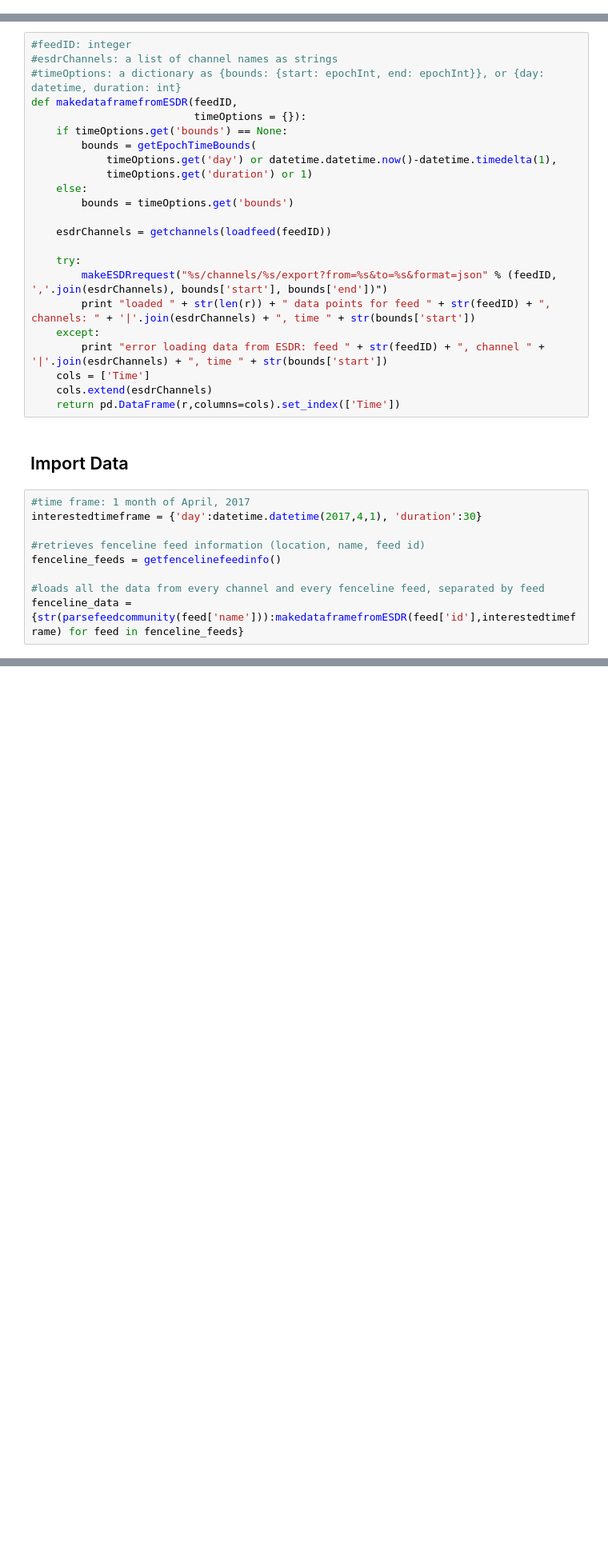
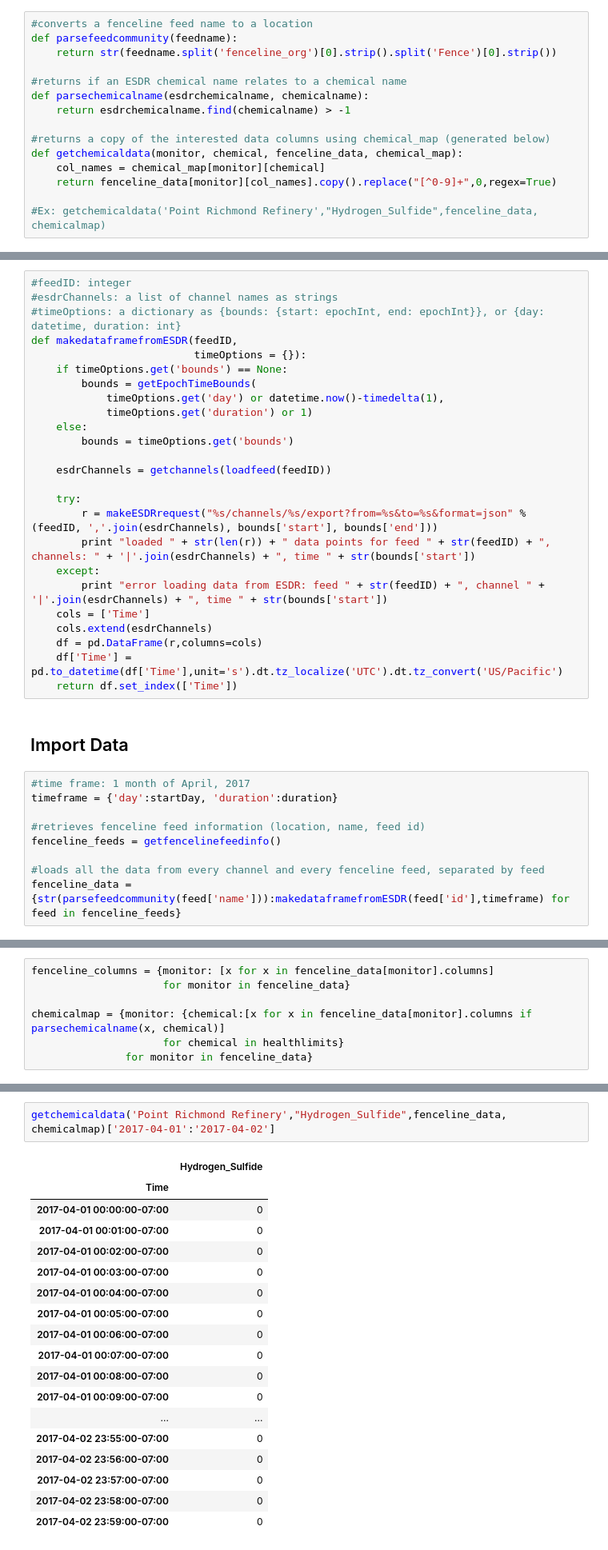
Before and after one commit to AirWatchBayArea/bay-area-monitoring, a Jupyter notebook: reports/monthly-summary.ipynb, the cells around one changed output, grey strips where cells are left out. Shown at 80% size. Drawn from its saved outputs; the diff is of its cells as text; blank space fills up the shorter version.

```diff
--- a/reports/monthly-summary.ipynb
+++ b/reports/monthly-summary.ipynb
@@ -38,3 +68,18 @@ def parsefeedcommunity(feedname):
+# %%
+#converts a fenceline feed name to a location
+def parsefeedcommunity(feedname):
+    return str(feedname.split('fenceline_org')[0].strip().split('Fence')[0].strip())
+
+#returns if an ESDR chemical name relates to a chemical name
+def parsechemicalname(esdrchemicalname, chemicalname):
+    return esdrchemicalname.find(chemicalname) > -1
+
+#returns a copy of the interested data columns using chemical_map (generated below)
+def getchemicaldata(monitor, chemical, fenceline_data, chemical_map):
+    col_names = chemical_map[monitor][chemical]
+    return fenceline_data[monitor][col_names].copy().replace("[^0-9]+",0,regex=True)
+
+#Ex: getchemicaldata('Point Richmond Refinery',"Hydrogen_Sulfide",fenceline_data, chemicalmap)
 # %% [markdown]
 ## ESDR Functions
 # %%
@@ -62,7 +107,7 @@ def makedataframefromESDR(feedID,
                           timeOptions = {}):
     if timeOptions.get('bounds') == None:
         bounds = getEpochTimeBounds(
-            timeOptions.get('day') or datetime.datetime.now()-datetime.timedelta(1),
+            timeOptions.get('day') or datetime.now()-timedelta(1),
             timeOptions.get('duration') or 1)
     else:
         bounds = timeOptions.get('bounds')
@@ -70,24 +115,26 @@ def makedataframefromESDR(feedID,
     esdrChannels = getchannels(loadfeed(feedID))
 
     try:
-        makeESDRrequest("%s/channels/%s/export?from=%s&to=%s&format=json" % (feedID, ','.join(esdrChannels), bounds['start'], bounds['end'])")
+        r = makeESDRrequest("%s/channels/%s/export?from=%s&to=%s&format=json" % (feedID, ','.join(esdrChannels), bounds['start'], bounds['end']))
         print "loaded " + str(len(r)) + " data points for feed " + str(feedID) + ", channels: " + '|'.join(esdrChannels) + ", time " + str(bounds['start'])
     except:
         print "error loading data from ESDR: feed " + str(feedID) + ", channel " + '|'.join(esdrChannels) + ", time " + str(bounds['start'])
     cols = ['Time']
     cols.extend(esdrChannels)
-    return pd.DataFrame(r,columns=cols).set_index(['Time'])
+    df = pd.DataFrame(r,columns=cols)
+    df['Time'] = pd.to_datetime(df['Time'],unit='s').dt.tz_localize('UTC').dt.tz_convert('US/Pacific')
+    return df.set_index(['Time'])
 # %% [markdown]
 ## Import Data
 # %%
 #time frame: 1 month of April, 2017
-interestedtimeframe = {'day':datetime.datetime(2017,4,1), 'duration':30}
+timeframe = {'day':startDay, 'duration':duration}
 
 #retrieves fenceline feed information (location, name, feed id)
 fenceline_feeds = getfencelinefeedinfo()
 
 #loads all the data from every channel and every fenceline feed, separated by feed
-fenceline_data = {str(parsefeedcommunity(feed['name'])):makedataframefromESDR(feed['id'],interestedtimeframe) for feed in fenceline_feeds}
+fenceline_data = {str(parsefeedcommunity(feed['name'])):makedataframefromESDR(feed['id'],timeframe) for feed in fenceline_feeds}
 # %% [output]
 loaded 25287 data points for feed 4901, channels: FTIR_System_Status|UV_Signal_Strength|FTIR_Ethanol|FTIR_Mercaptan|FTIR_System_Manufacturer|FTIR_Ammonia|UV_Ozone|FTIR_Methane|FTIR_Carbon_Monoxide|UV_ ...
 loaded 24448 data points for feed 4902, channels: FTIR_System_Status|UV_Signal_Strength|FTIR_Ethanol|FTIR_Mercaptan|FTIR_System_Manufacturer|FTIR_Ammonia|UV_Ozone|FTIR_Methane|FTIR_Carbon_Monoxide|UV_ ...
@@ -111,0 +150,7 @@ loaded 41914 data points for feed 4914, channels: Wind_Speed_MPH|m_p_Xylene|o_Xy
+# %%
+fenceline_columns = {monitor: [x for x in fenceline_data[monitor].columns]
+                     for monitor in fenceline_data}
+
+chemicalmap = {monitor: {chemical:[x for x in fenceline_data[monitor].columns if parsechemicalname(x, chemical)]
+                     for chemical in healthlimits}
+               for monitor in fenceline_data}
@@ -111,0 +224,21 @@ loaded 41914 data points for feed 4914, channels: Wind_Speed_MPH|m_p_Xylene|o_Xy
+# %%
+getchemicaldata('Point Richmond Refinery',"Hydrogen_Sulfide",fenceline_data, chemicalmap)['2017-04-01':'2017-04-02']
+# %% [output]
+|  | Hydrogen_Sulfide |
+| Time |  |
+| 2017-04-01 00:00:00-07:00 | 0 |
+| 2017-04-01 00:01:00-07:00 | 0 |
+| 2017-04-01 00:02:00-07:00 | 0 |
+| 2017-04-01 00:03:00-07:00 | 0 |
+| 2017-04-01 00:04:00-07:00 | 0 |
+| 2017-04-01 00:05:00-07:00 | 0 |
+| 2017-04-01 00:06:00-07:00 | 0 |
+| 2017-04-01 00:07:00-07:00 | 0 |
+| 2017-04-01 00:08:00-07:00 | 0 |
+| 2017-04-01 00:09:00-07:00 | 0 |
+| ... | ... |
+| 2017-04-02 23:55:00-07:00 | 0 |
+| 2017-04-02 23:56:00-07:00 | 0 |
+| 2017-04-02 23:57:00-07:00 | 0 |
+| 2017-04-02 23:58:00-07:00 | 0 |
+| 2017-04-02 23:59:00-07:00 | 0 |
```
Also changed, not shown: parts of 14 cells of this notebook.
